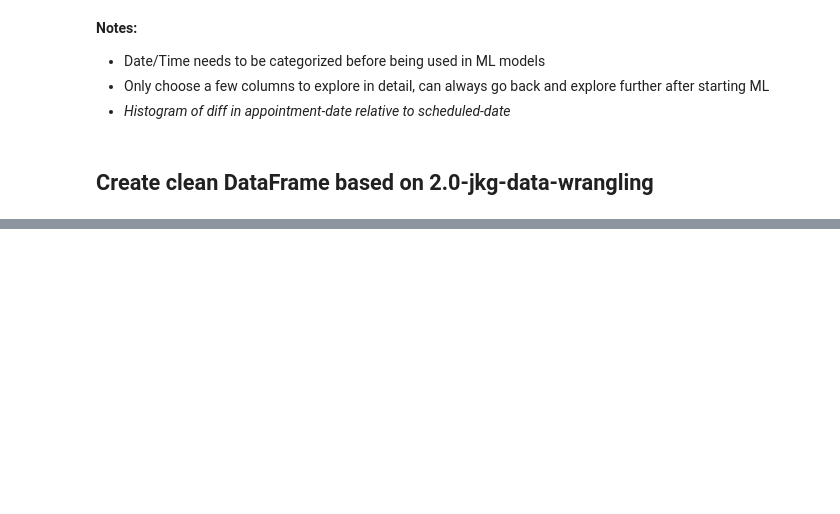
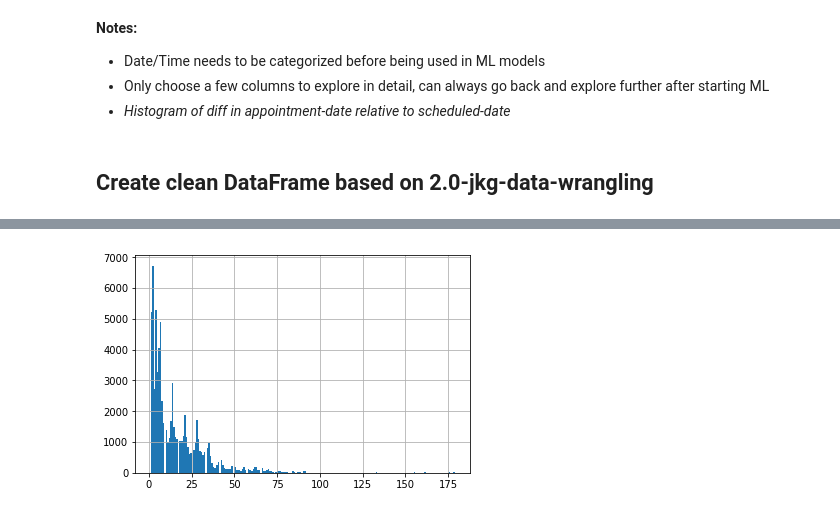
Before and after one commit to jkgerig/springboard_capstone_1, a Jupyter notebook: notebooks/3.0-jkg-data-story.ipynb, the cells around one changed output, grey strips where cells are left out. Drawn from its saved outputs; the diff is of its cells as text; code cells hidden in the pictures; blank space fills up the shorter version.

```diff
--- a/notebooks/3.0-jkg-data-story.ipynb
+++ b/notebooks/3.0-jkg-data-story.ipynb
@@ -96,0 +147,6 @@ df_patients.groupby(['Patient_ID', 'Gender', 'Age', 'No_show'])
+# %%
+#df_appointments['Date_Diff'].value_counts().sort_index()
+
+date_diff = df_appointments['Date_Diff'].astype('timedelta64[D]')
+
+date_diff_gt_one = date_diff.loc[date_diff > 0]
@@ -96,0 +173,8 @@ df_patients.groupby(['Patient_ID', 'Gender', 'Age', 'No_show'])
+# %%
+plt.clf()
+
+date_diff_gt_one.hist(bins=200)
+
+plt.show()
+# %% [output]
+[figure, added]
```
Also changed, not shown: parts of 21 cells of this notebook, 1 other file.
